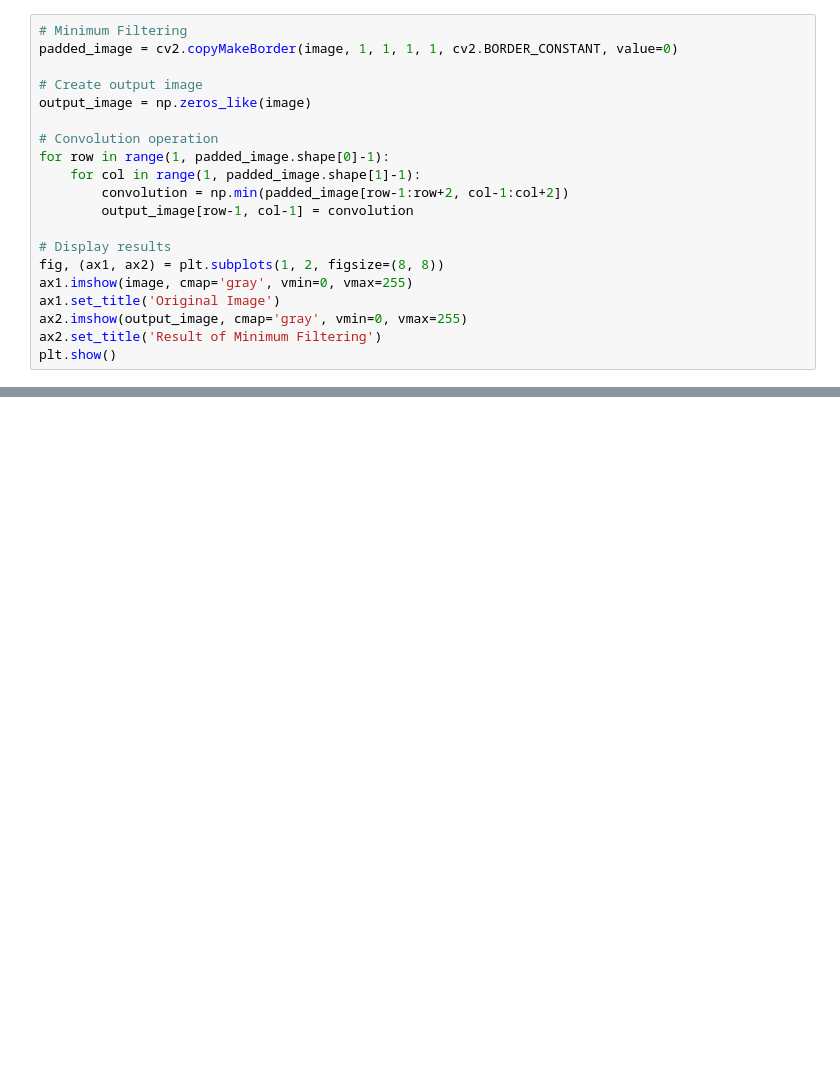
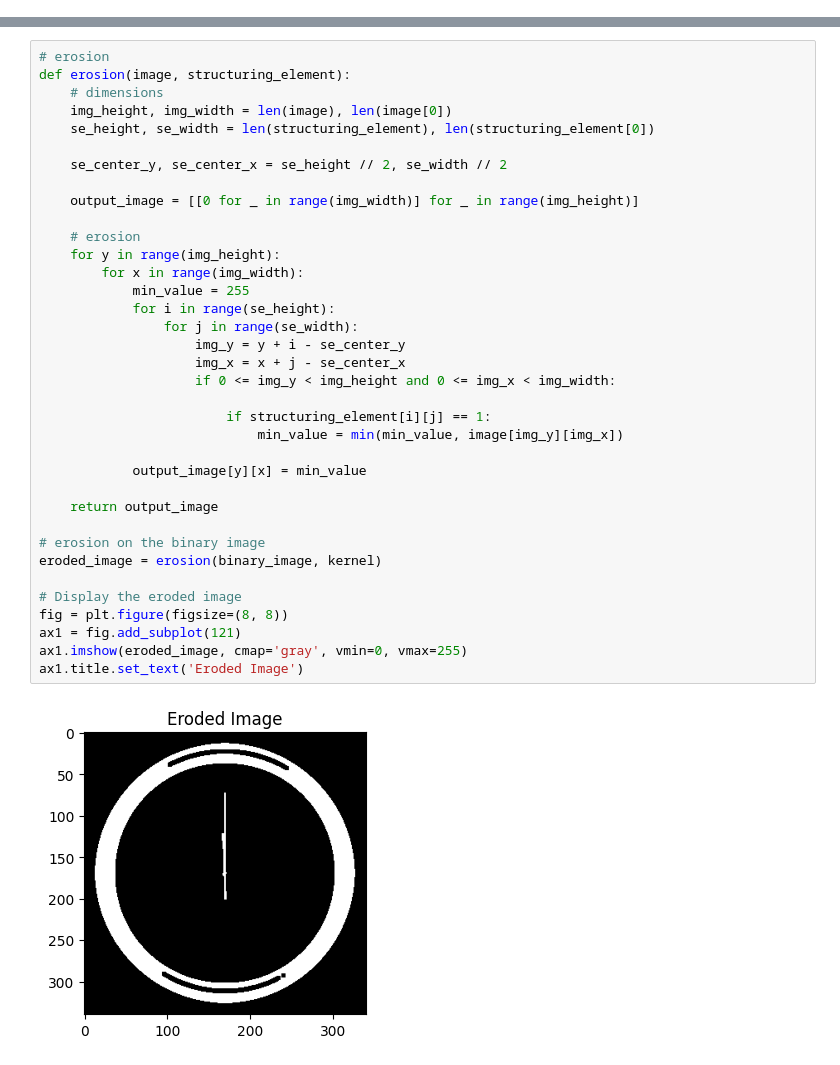
Before and after one commit to toriqultonu/Learning_PyTorch, a Jupyter notebook: 1803121.ipynb, the cells around one changed output, grey strips where cells are left out. Saved outputs shown, nothing was run; the diff lists cells and outputs as text; blank space fills up the shorter version.

```diff
--- a/1803121.ipynb
+++ b/1803121.ipynb
@@ -148,20 +0,0 @@ In Non-linear Median filtering, the median value of a 3x3 matrix called "padded_
-# %%
-# Minimum Filtering
-padded_image = cv2.copyMakeBorder(image, 1, 1, 1, 1, cv2.BORDER_CONSTANT, value=0)
-
-# Create output image
-output_image = np.zeros_like(image)
-
-# Convolution operation
-for row in range(1, padded_image.shape[0]-1):
-    for col in range(1, padded_image.shape[1]-1):
-        convolution = np.min(padded_image[row-1:row+2, col-1:col+2])
-        output_image[row-1, col-1] = convolution
-
-# Display results
-fig, (ax1, ax2) = plt.subplots(1, 2, figsize=(8, 8))
-ax1.imshow(image, cmap='gray', vmin=0, vmax=255)
-ax1.set_title('Original Image')
-ax2.imshow(output_image, cmap='gray', vmin=0, vmax=255)
-ax2.set_title('Result of Minimum Filtering')
-plt.show()
@@ -231,0 +56,38 @@ In Non-linear Midpoint filtering, we begin by calculating the minimum and maximu
+# %%
+# erosion
+def erosion(image, structuring_element):
+    # dimensions
+    img_height, img_width = len(image), len(image[0])
+    se_height, se_width = len(structuring_element), len(structuring_element[0])
+
+    se_center_y, se_center_x = se_height // 2, se_width // 2
+
+    output_image = [[0 for _ in range(img_width)] for _ in range(img_height)]
+
+    # erosion
+    for y in range(img_height):
+        for x in range(img_width):
+            min_value = 255
+            for i in range(se_height):
+                for j in range(se_width):
+                    img_y = y + i - se_center_y
+                    img_x = x + j - se_center_x
+                    if 0 <= img_y < img_height and 0 <= img_x < img_width:
+
+                        if structuring_element[i][j] == 1:
+                            min_value = min(min_value, image[img_y][img_x])
+
+            output_image[y][x] = min_value
+
+    return output_image
+
+# erosion on the binary image
+eroded_image = erosion(binary_image, kernel)
+
+# Display the eroded image
+fig = plt.figure(figsize=(8, 8))
+ax1 = fig.add_subplot(121)
+ax1.imshow(eroded_image, cmap='gray', vmin=0, vmax=255)
+ax1.title.set_text('Eroded Image')
+# %% [output]
+[figure, added]
```
Also changed, not shown: parts of 36 cells of this notebook.
